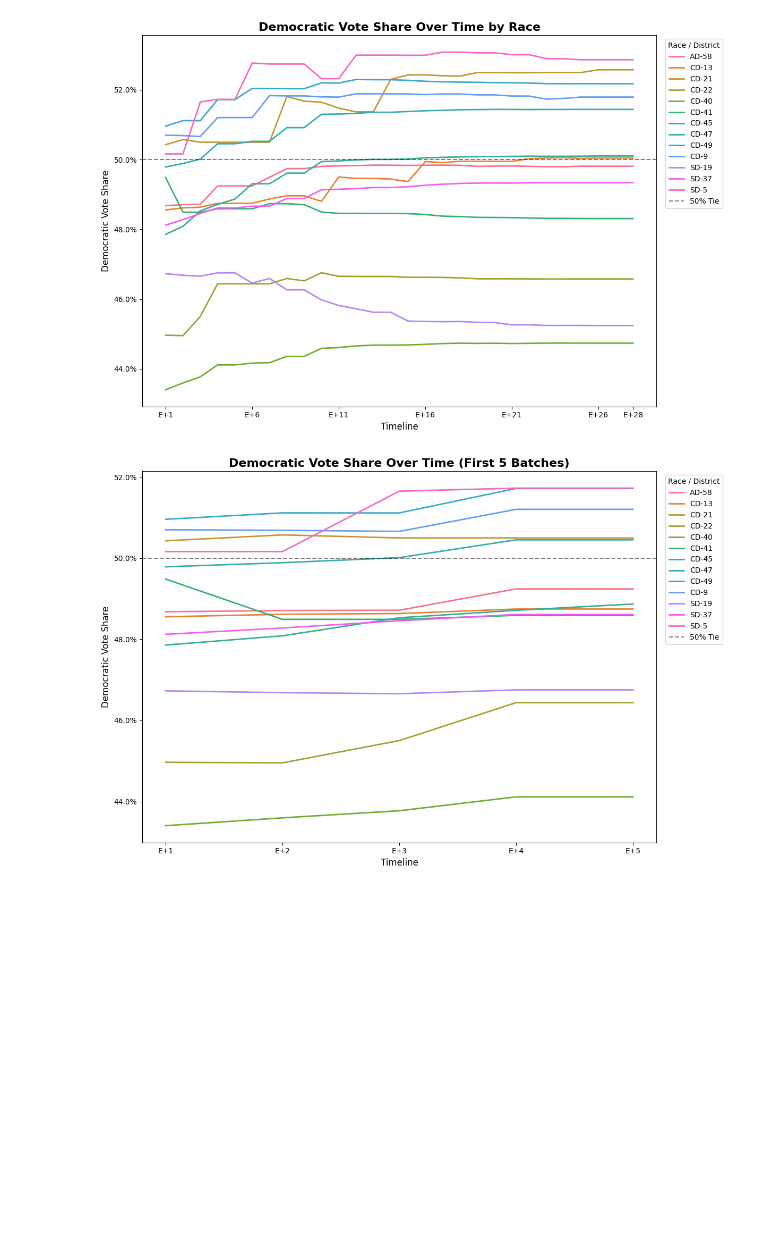
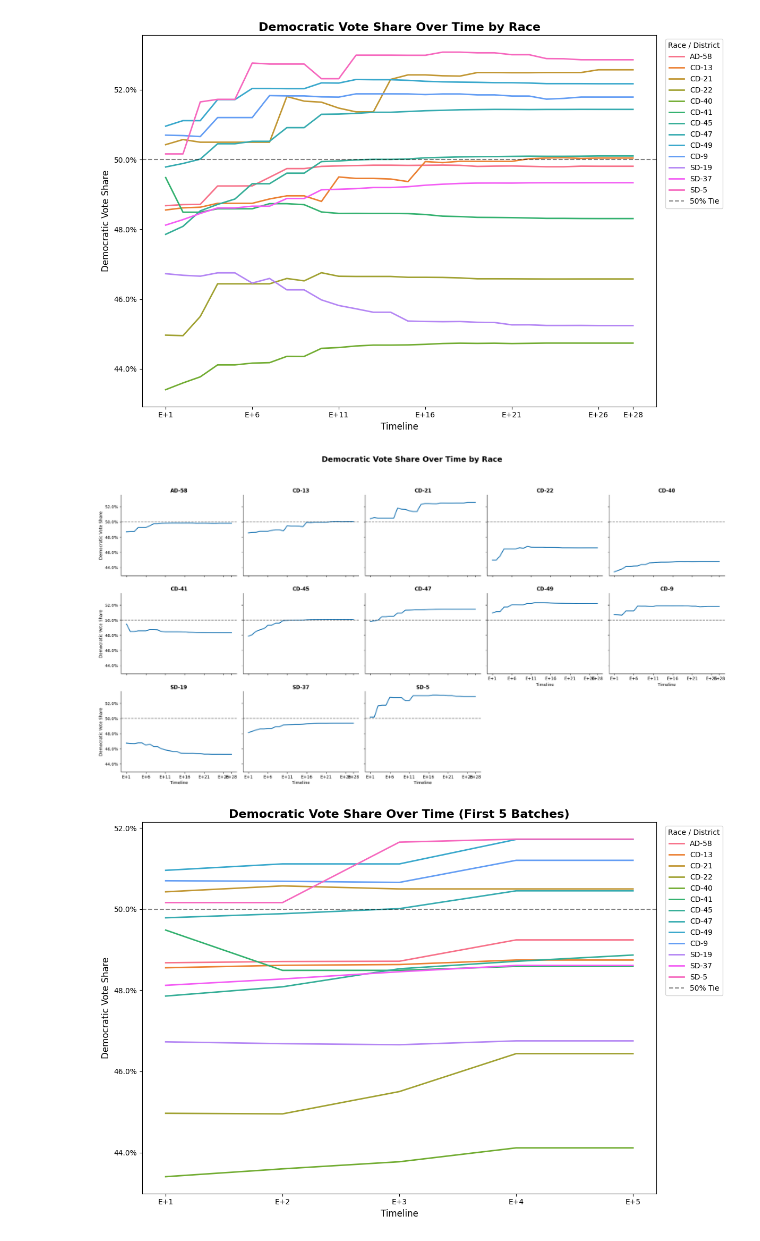
Before and after one commit to rickyrojas311/realtimeElectionForecasting, a Jupyter notebook: CCTP_data/CCTP_preprocessing.ipynb, the cells around one changed output. Saved outputs shown, nothing was run; the diff lists cells and outputs as text; code cells hidden in the pictures; blank space fills up the shorter version.

```diff
--- a/CCTP_data/CCTP_preprocessing.ipynb
+++ b/CCTP_data/CCTP_preprocessing.ipynb
@@ -732,6 +732,74 @@ plt.tight_layout()
 plt.show()
 # %% [output]
 [figure]
+# %%
+import matplotlib.pyplot as plt
+import seaborn as sns
+import pandas as pd
+import matplotlib.ticker as mtick
+
+# 1. Calculate the Democratic vote share
+final_analysis_df['Dem_Share'] = final_analysis_df['D'] / (final_analysis_df['D'] + final_analysis_df['R'])
+
+# 2. Sort by Race and Batch_ID to ensure chronological order
+final_analysis_df = final_analysis_df.sort_values(by=['Race', 'Batch_ID'])
+
+# 3. Create the "Days After Election" index
+final_analysis_df['Day_Index'] = final_analysis_df.groupby('Race').cumcount() + 1
+
+# --- PREPARE TICK SPACING ---
+max_days = final_analysis_df['Day_Index'].max()
+tick_interval = 5
+
+# Generate ticks skipping by the interval (e.g., 1, 6, 11...)
+spaced_ticks = list(range(1, max_days + 1, tick_interval))
+
+# Force the final day to show up on the axis if it isn't already there
+if max_days not in spaced_ticks:
+    spaced_ticks.append(max_days)
+
+# 4. Set up the plot using relplot for separate columns
+# col="Race" creates a new plot per race, col_wrap=5 limits to 5 columns
+g = sns.relplot(
+    data=final_analysis_df,
+    x='Day_Index',
+    y='Dem_Share',
+    col='Race',
+    col_wrap=5,
+    kind='line',
+    linewidth=2,
+    height=3.5,     # Adjust height of each subplot
+    aspect=1.2      # Adjust width-to-height ratio of each subplot
+)
+
+# 5. Iterate through every subplot to apply formatting
+for ax in g.axes.flat:
+    # Add a horizontal dashed line at 50%
+    ax.axhline(0.5, color='black', linestyle='--', alpha=0.5)
+
+    # Format y-axis as percentages
+    ax.yaxis.set_major_formatter(mtick.PercentFormatter(1.0))
+
+    # Apply the spaced-out ticks and their 'E+' labels
+    ax.set_xticks(spaced_ticks)
+    ax.set_xticklabels([f'E+{i}' for i in spaced_ticks])
+
+    # Standardize x and y labels across all charts
+    ax.set_xlabel('Timeline', fontsize=10)
+    ax.set_ylabel('Democratic Vote Share', fontsize=10)
+
+    # Optional: Clean up subplot titles (Removes the 'Race = ' prefix)
+    title = ax.get_title().replace('Race = ', '')
+    ax.set_title(title, fontweight='bold')
+
+# 6. Overall Figure Formatting
+# y=1.05 pushes the title up slightly so it doesn't overlap the top row of charts
+g.fig.suptitle('Democratic Vote Share Over Time by Race', fontsize=18, fontweight='bold', y=1.05)
+
+plt.tight_layout()
+plt.show()
+# %% [output]
+[figure, added]
 # %%
 import matplotlib.pyplot as plt
 import seaborn as sns
```
Also changed, not shown: 1 other file.
